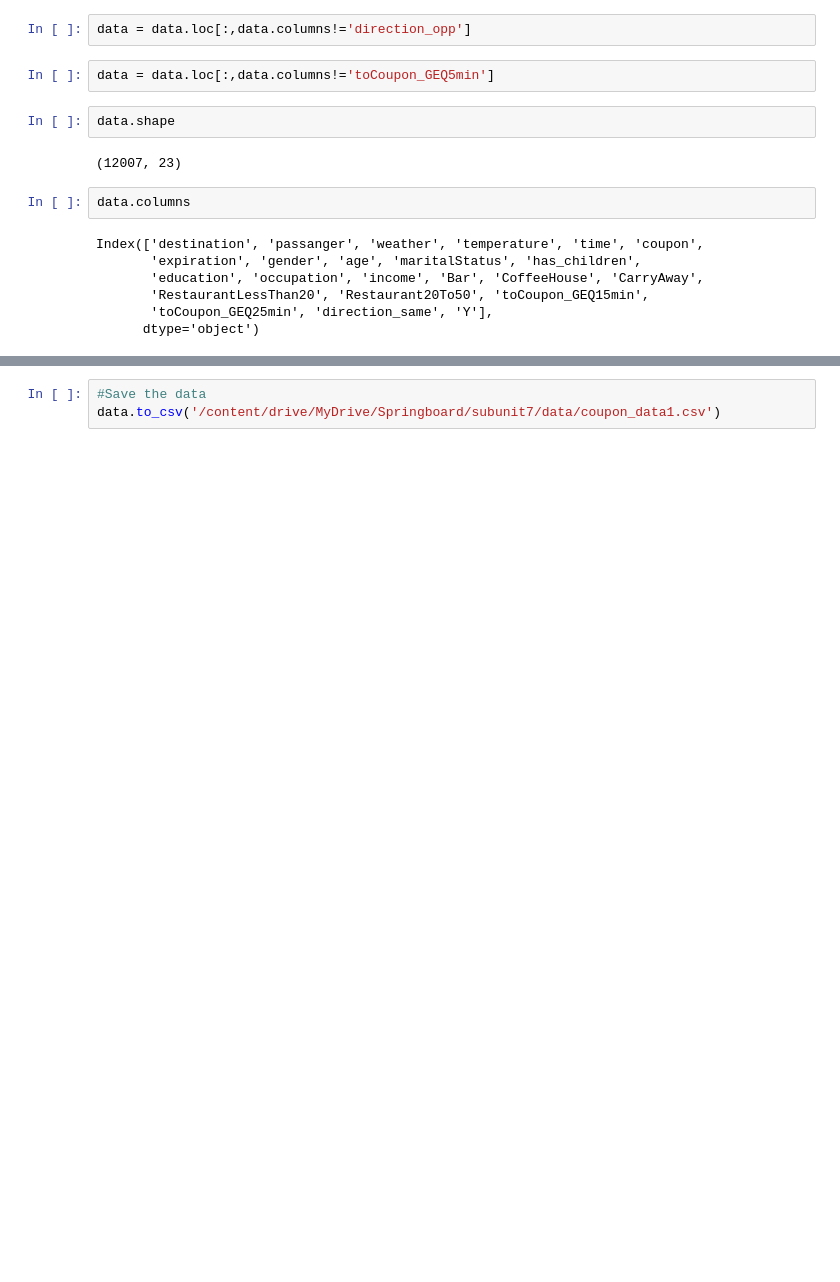
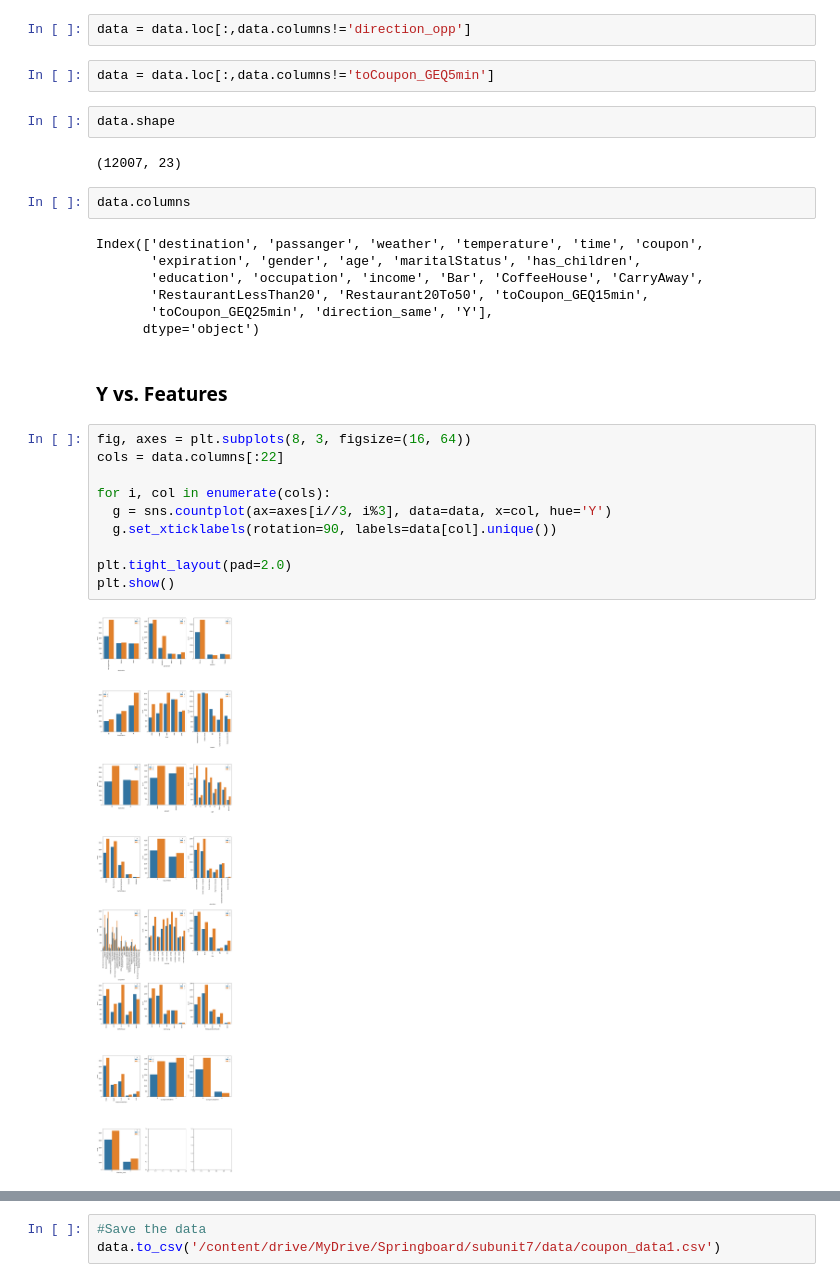
Before and after one commit to Shixin000/Springboard, a Jupyter notebook: CapstoneTwo/In-vehicle_coupon_recommendation_EDA.ipynb, the cells around one changed output, grey strips where cells are left out. Drawn from its saved outputs; the diff is of its cells as text; blank space fills up the shorter version.

```diff
--- a/CapstoneTwo/In-vehicle_coupon_recommendation_EDA.ipynb
+++ b/CapstoneTwo/In-vehicle_coupon_recommendation_EDA.ipynb
@@ -121,3 +133,17 @@ Index(['destination', 'passanger', 'weather', 'temperature', 'time', 'coupon',
        'RestaurantLessThan20', 'Restaurant20To50', 'toCoupon_GEQ15min',
        'toCoupon_GEQ25min', 'direction_same', 'Y'],
       dtype='object')
+# %% [markdown]
+### Y vs. Features
+# %%
+fig, axes = plt.subplots(8, 3, figsize=(16, 64))
+cols = data.columns[:22]
+
+for i, col in enumerate(cols):
+  g = sns.countplot(ax=axes[i//3, i%3], data=data, x=col, hue='Y')
+  g.set_xticklabels(rotation=90, labels=data[col].unique())
+
+plt.tight_layout(pad=2.0)
+plt.show()
+# %% [output]
+[figure, added]
```
Also changed, not shown: parts of 8 cells of this notebook.
